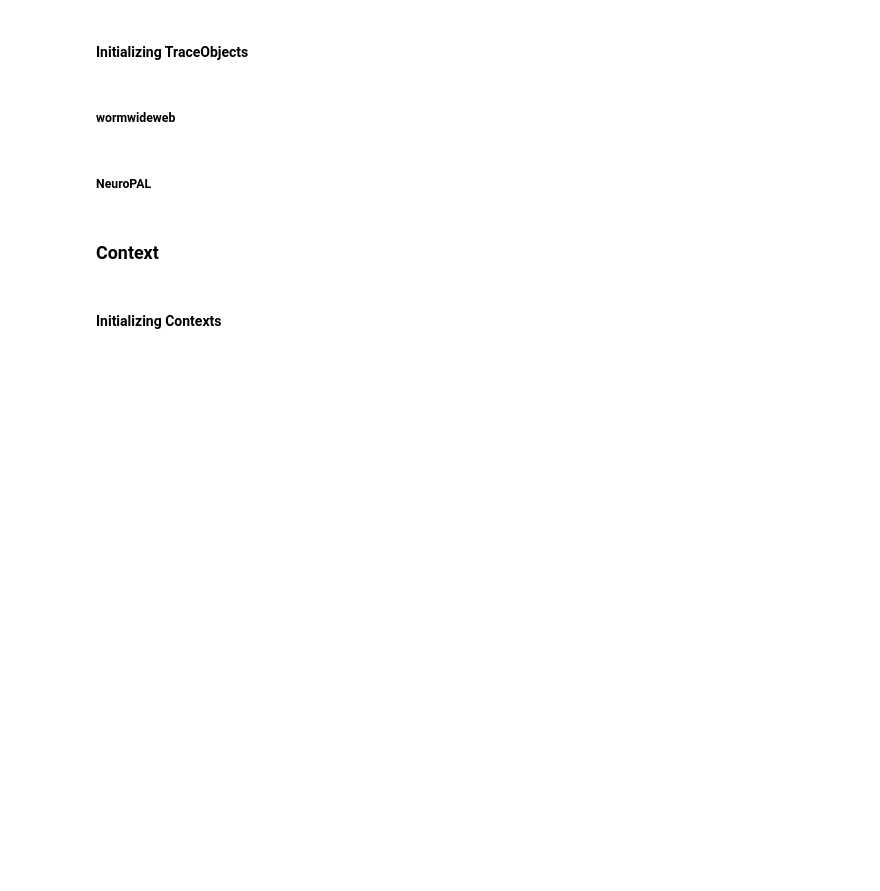
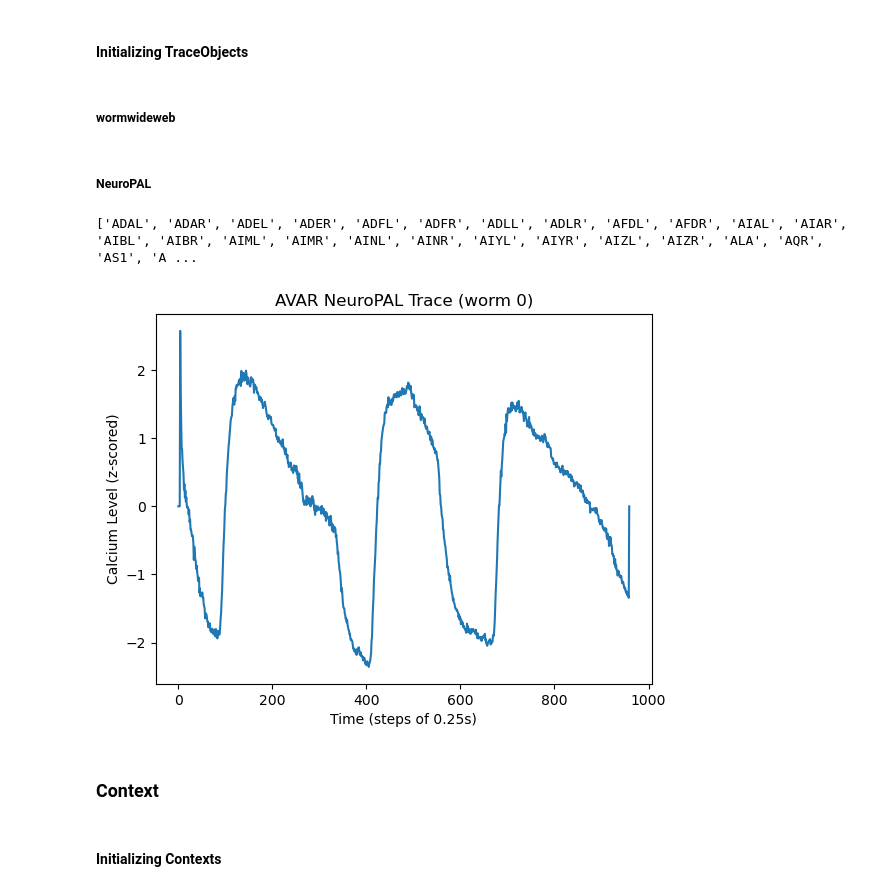
Before and after one commit to ironak/worms, a Jupyter notebook: model.ipynb, the cells around one changed output. Saved outputs shown, nothing was run; the diff lists cells and outputs as text; code cells hidden in the pictures; blank space fills up the shorter version.

Commit message:
New tests, new todos

```diff
--- a/model.ipynb
+++ b/model.ipynb
@@ -372,19 +372,29 @@ for worm in range(21):
             assert len(arr[neuron_class][0][0][worm][0]) == worm_recording_len[worm]
             for t in range(worm_recording_len[worm]):
                 worm_refactored_traces[worm][neuron][t] = arr[neuron_class][0][0][worm][0][t]
-            worm_labels.append(f['neurons'][neuron_class][0][0] + ('L' if neuron_has_LR else ''))
+            worm_labels[worm].append(f['neurons'][neuron_class][0][0] + ('L' if neuron_has_LR else ''))
             neuron += 1
         if neuron_has_LR and len(arr[neuron_class][0][0][worm+21]) != 0:
             assert len(arr[neuron_class][0][0][worm+21][0]) == worm_recording_len[worm]
             for t in range(worm_recording_len[worm]):
                 worm_refactored_traces[worm][neuron][t] = arr[neuron_class][0][0][worm+21][0][t]
-            worm_labels.append(f['neurons'][neuron_class][0][0] + 'R')
+            worm_labels[worm].append(f['neurons'][neuron_class][0][0] + 'R')
             neuron += 1
     assert neuron == worm_num_neurons[worm]
+    worm_refactored_traces[worm] = np.nan_to_num(worm_refactored_traces[worm]) # Is this problematic? TODO: think more carefully about this
 # %%
 for worm in range(21):
     trace_obj = TraceObject(f"npl-worm-{worm}", 0.25, worm_refactored_traces[worm], worm_labels[worm])
     TRACE_OBJ_TABLE[trace_obj.uid] = trace_obj
+# %%
+worm = 0
+print(worm_labels[worm])
+label = 'AVAR'
+index = TRACE_OBJ_TABLE[f"npl-worm-{worm}"].get_index(label)
+plot_trace(TRACE_OBJ_TABLE[f"npl-worm-{worm}"].traces[index,:], f"{label} NeuroPAL Trace (worm {worm})", avg_timestep=TRACE_OBJ_TABLE["npl-worm-0"].avg_timestep)
+# %% [output]
+['ADAL', 'ADAR', 'ADEL', 'ADER', 'ADFL', 'ADFR', 'ADLL', 'ADLR', 'AFDL', 'AFDR', 'AIAL', 'AIAR', 'AIBL', 'AIBR', 'AIML', 'AIMR', 'AINL', 'AINR', 'AIYL', 'AIYR', 'AIZL', 'AIZR', 'ALA', 'AQR', 'AS1', 'A ...
+[figure, added]
 # %% [markdown]
 ### Context
 # %%
```
Also changed, not shown: parts of 5 cells of this notebook.
